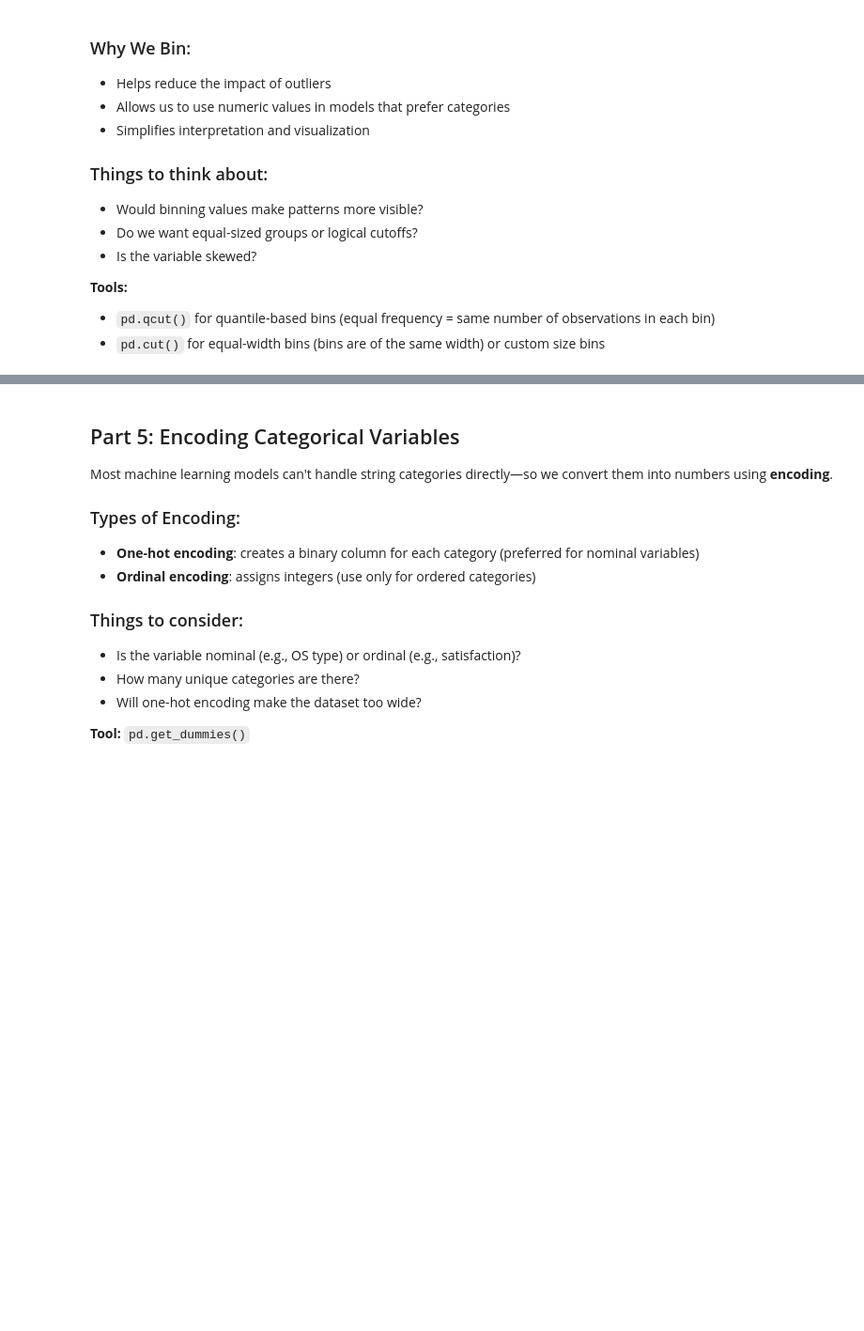
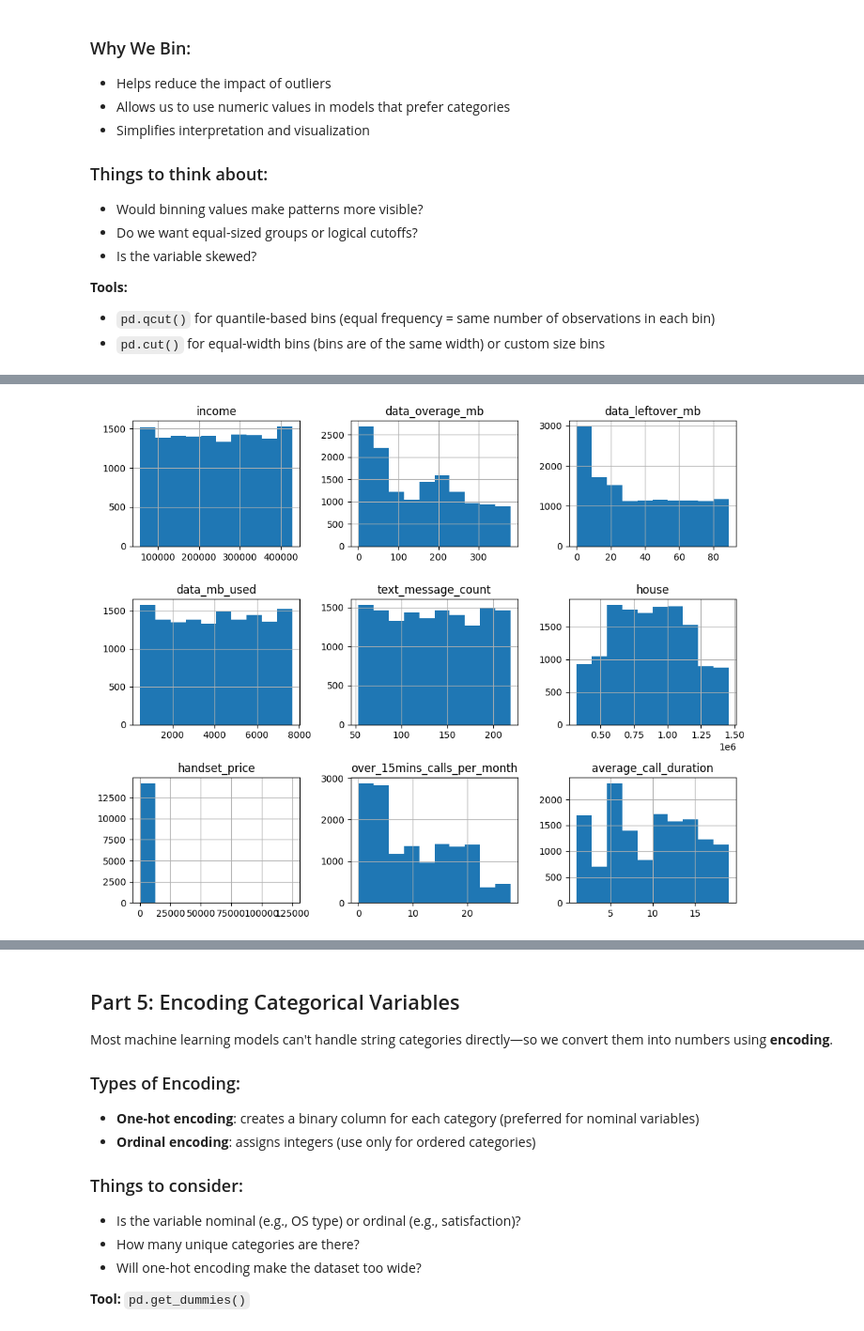
Before and after one commit to Luoxiaowanzi/IS-4487-Guide, a Jupyter notebook: Labs/lab_07_data_transformation.ipynb, the cells around one changed output, grey strips where cells are left out. Shown at 94% size. Drawn from its saved outputs; the diff is of its cells as text; code cells hidden in the pictures; blank space fills up the shorter version.

```diff
--- a/Labs/lab_07_data_transformation.ipynb
+++ b/Labs/lab_07_data_transformation.ipynb
@@ -284,17 +287,10 @@ Scaling transforms values to a common range (often 0–1), which helps many mach
-# %%
-from sklearn.preprocessing import MinMaxScaler
-
-# Choose columns to scale
-cols_to_scale = ['income', 'data_mb_used', 'average_call_duration']
-
-# Initialize and apply scaler
-scaler = MinMaxScaler()
-df_scaled = scaler.fit_transform(df[cols_to_scale])
-
-# Add scaled columns back to df
-df['income_scaled'] = df_scaled[:, 0]
-df['data_mb_used_scaled'] = df_scaled[:, 1]
-df['avg_call_dur_scaled'] = df_scaled[:, 2]
-
-# Preview
-df[['income_scaled', 'data_mb_used_scaled', 'avg_call_dur_scaled']].head()
+# %%
+# 🔧 3.1. Add code here
+df['datambused_group'] = pd.cut(df['data_mb_used'], bins=3, labels=['Light', 'Moderate', 'Heavy'])
+
+# 🔧 3.2. Add code here
+df['textmsg_group'] = pd.qcut(df['text_message_count'], q=4, labels=False)
+
+# 🔧 3.3. Add code here
+print(df['datambused_group'].value_counts())
+print(df['textmsg_group'].value_counts())
@@ -300,0 +343,13 @@ df[['income_scaled', 'data_mb_used_scaled', 'avg_call_dur_scaled']].head()
+# %%
+cols_to_plot = ['income', 'data_overage_mb', 	'data_leftover_mb', 	'data_mb_used', 	'text_message_count', 	'house', 	'handset_price', 	'over_15mins_calls_per_month', 	'average_call_duration']
+
+plt.figure(figsize=(10, 8)) # Figure height: (x, y)
+for i, col in enumerate(cols_to_plot):
+    plt.subplot(3, 3, i + 1) # plot a grid of 3 by 3 with 9 subplots
+    df[col].hist()
+    plt.title(col)
+
+plt.tight_layout()
+plt.show()
+# %% [output]
+[figure, added]
```
Also changed, not shown: parts of 16 cells of this notebook.
